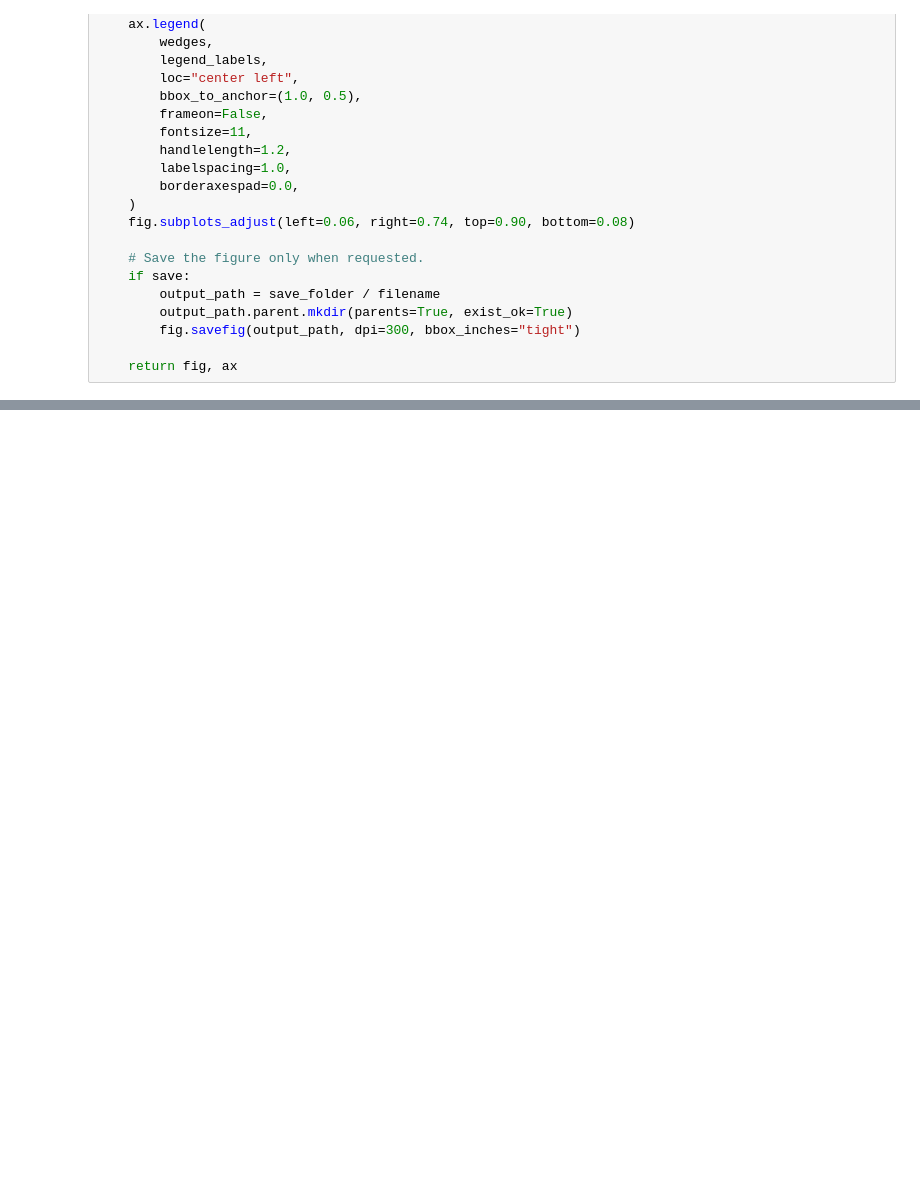
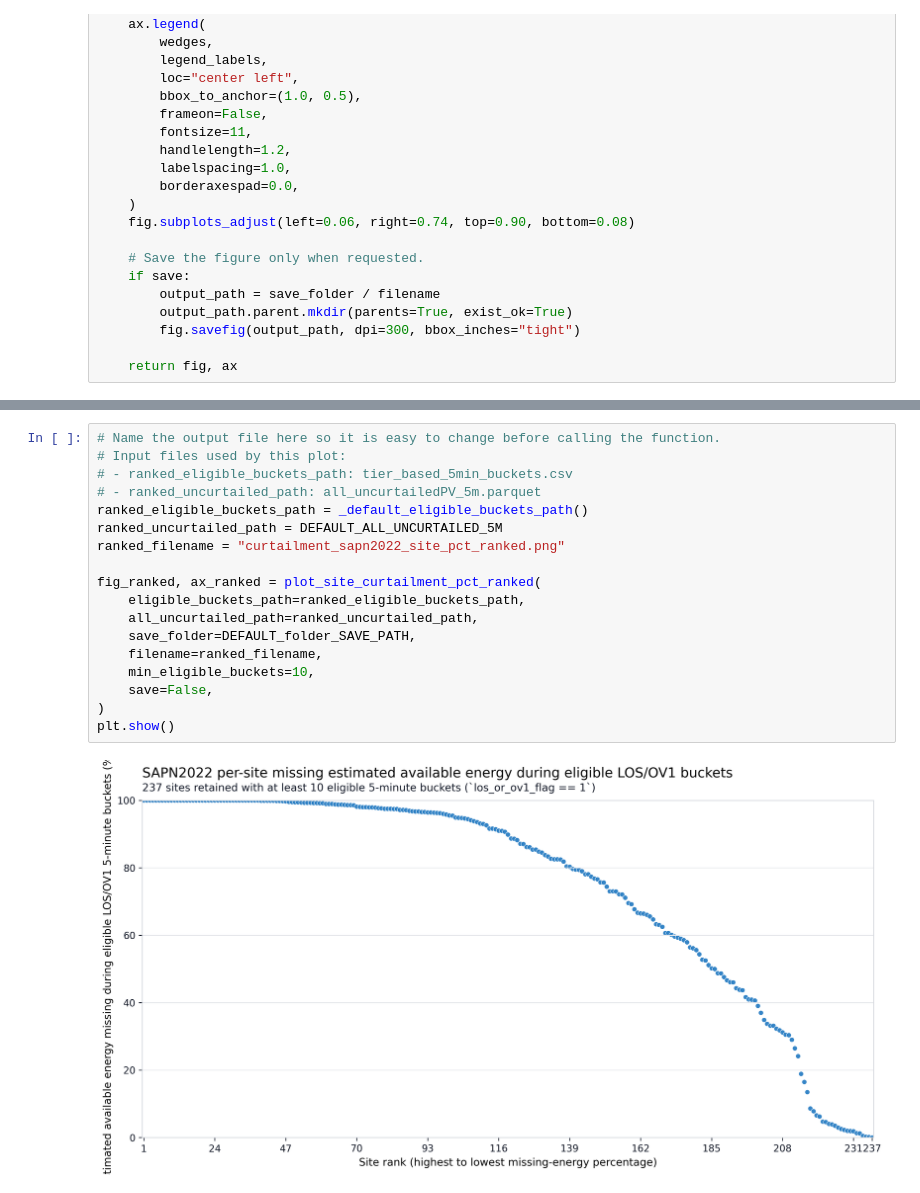
Before and after one commit to UNSW-CEEM/CICCADA, a Jupyter notebook: SAPN2022_Analysis/curtailment/scripts/plot_aggregates.ipynb, the cells around one changed output, grey strips where cells are left out. Saved outputs shown, nothing was run; the diff lists cells and outputs as text; blank space fills up the shorter version.

```diff
--- a/SAPN2022_Analysis/curtailment/scripts/plot_aggregates.ipynb
+++ b/SAPN2022_Analysis/curtailment/scripts/plot_aggregates.ipynb
@@ -296,0 +484,20 @@ plt.show()
+# %%
+# Name the output file here so it is easy to change before calling the function.
+# Input files used by this plot:
+# - ranked_eligible_buckets_path: tier_based_5min_buckets.csv
+# - ranked_uncurtailed_path: all_uncurtailedPV_5m.parquet
+ranked_eligible_buckets_path = _default_eligible_buckets_path()
+ranked_uncurtailed_path = DEFAULT_ALL_UNCURTAILED_5M
+ranked_filename = "curtailment_sapn2022_site_pct_ranked.png"
+
+fig_ranked, ax_ranked = plot_site_curtailment_pct_ranked(
+    eligible_buckets_path=ranked_eligible_buckets_path,
+    all_uncurtailed_path=ranked_uncurtailed_path,
+    save_folder=DEFAULT_folder_SAVE_PATH,
+    filename=ranked_filename,
+    min_eligible_buckets=10,
+    save=False,
+)
+plt.show()
+# %% [output]
+[figure, added]
```
Also changed, not shown: parts of 17 cells of this notebook, 8 other files.
